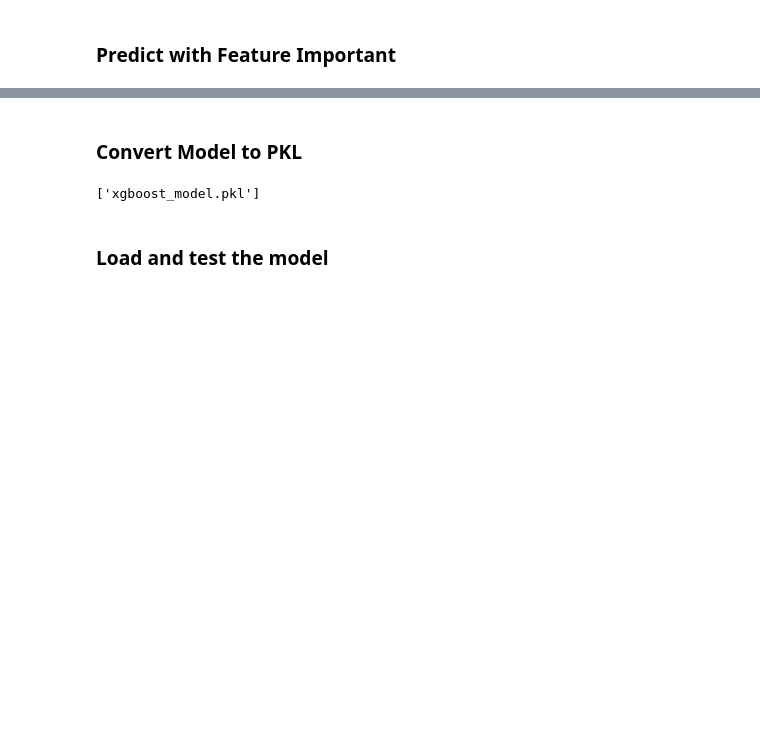
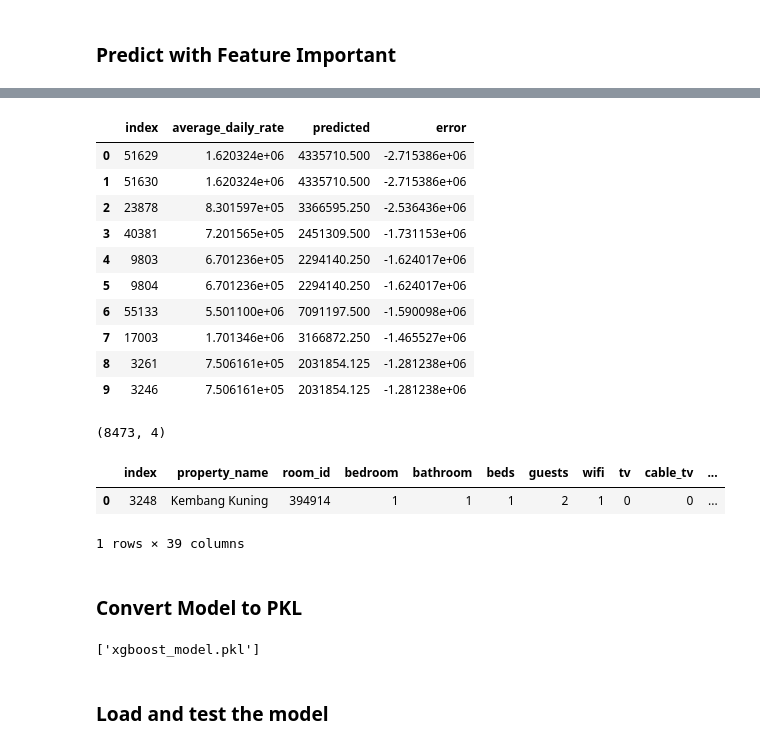
Before and after one commit to naufalsutrisna/Room-Pricing-Bukit-Vista, a Jupyter notebook: machine learning/xgboost_model.ipynb, the cells around one changed output, grey strips where cells are left out. Cells and saved outputs as stored; diff of their text form; code cells hidden in the pictures; blank space fills up the shorter version.

```diff
--- a/machine learning/xgboost_model.ipynb
+++ b/machine learning/xgboost_model.ipynb
@@ -288,3 +327,57 @@ plt.show()
+# %%
+# Create DataFrames for training and testing datasets
+train_data = pd.DataFrame({
+    'index': X_important_train.index,
+    'average_daily_rate': y_important_train,
+    'predicted': y_pred_important_train,
+    'error': errors_train
+})
+
+test_data = pd.DataFrame({
+    'index': X_important_test.index,
+    'average_daily_rate': y_important_test,
+    'predicted': y_pred_important_test,
+    'error': errors_test
+})
+
+# Optionally, concatenate the training and testing datasets into one DataFrame
+combined_data = pd.concat([train_data, test_data], axis=0).reset_index(drop=True)
+
+# Sort the combined DataFrame by the 'error' column in ascending order
+sorted_combined_data = combined_data.sort_values(by='error', ascending=True).reset_index(drop=True)
+
+# Display the first few rows of the sorted DataFrame
+sorted_combined_data.head(10)
+# %% [output]
+|  | index | average_daily_rate | predicted | error |
+| 0 | 51629 | 1.620324e+06 | 4335710.500 | -2.715386e+06 |
+| 1 | 51630 | 1.620324e+06 | 4335710.500 | -2.715386e+06 |
+| 2 | 23878 | 8.301597e+05 | 3366595.250 | -2.536436e+06 |
+| 3 | 40381 | 7.201565e+05 | 2451309.500 | -1.731153e+06 |
+| 4 | 9803 | 6.701236e+05 | 2294140.250 | -1.624017e+06 |
+| 5 | 9804 | 6.701236e+05 | 2294140.250 | -1.624017e+06 |
+| 6 | 55133 | 5.501100e+06 | 7091197.500 | -1.590098e+06 |
+| 7 | 17003 | 1.701346e+06 | 3166872.250 | -1.465527e+06 |
+| 8 | 3261 | 7.506161e+05 | 2031854.125 | -1.281238e+06 |
+| 9 | 3246 | 7.506161e+05 | 2031854.125 | -1.281238e+06 |
+# %%
+# Filter the DataFrame to include only rows where the absolute value of the error is above 100,000
+filtered_data = sorted_combined_data[sorted_combined_data['error'].abs() > 100000]
+
+# Display the filtered DataFrame
+filtered_data.shape
+# %% [output]
+(8473, 4)
+# %%
+# Retrieve the row at index 35812
+specific_row_df = df.loc[[3248]].reset_index()
+
+# Display the DataFrame in a format similar to df.head()
+specific_row_df.head()
+# %% [output]
+|  | index | property_name | room_id | bedroom | bathroom | beds | guests | wifi | tv | cable_tv | ... |
+| 0 | 3248 | Kembang Kuning | 394914 | 1 | 1 | 1 | 2 | 1 | 0 | 0 | ... |
+1 rows × 39 columns
 # %% [markdown]
 ### Convert Model to PKL
 # %%
```
Also changed, not shown: parts of 20 cells of this notebook.
